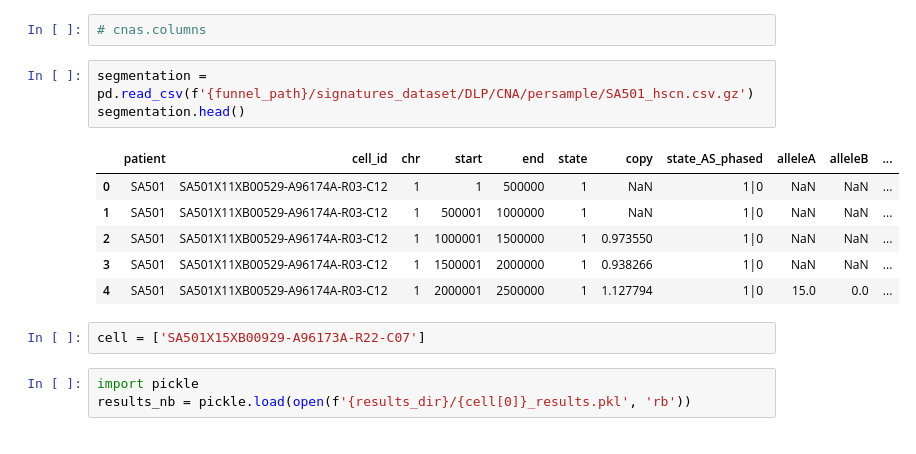
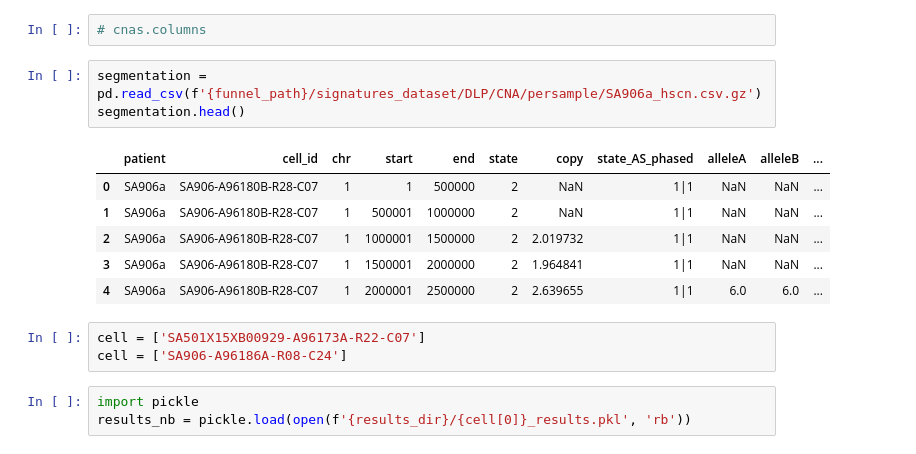
Before and after one commit to lucreziaPatruno/lucrezia-cna-analyses, a Jupyter notebook: results_funnelData.ipynb, the cells around one changed output. Cells and saved outputs as stored; diff of their text form.

Commit message:
Add funnel clones simulations

```diff
--- a/results_funnelData.ipynb
+++ b/results_funnelData.ipynb
@@ -85,17 +85,18 @@ metrics.head()
 # %%
 # cnas.columns
 # %%
-segmentation = pd.read_csv(f'{funnel_path}/signatures_dataset/DLP/CNA/persample/SA501_hscn.csv.gz')
+segmentation = pd.read_csv(f'{funnel_path}/signatures_dataset/DLP/CNA/persample/SA906a_hscn.csv.gz')
 segmentation.head()
 # %% [output]
 |  | patient | cell_id | chr | start | end | state | copy | state_AS_phased | alleleA | alleleB | ... |
-| 0 | SA501 | SA501X11XB00529-A96174A-R03-C12 | 1 | 1 | 500000 | 1 | NaN | 1|0 | NaN | NaN | ... |
-| 1 | SA501 | SA501X11XB00529-A96174A-R03-C12 | 1 | 500001 | 1000000 | 1 | NaN | 1|0 | NaN | NaN | ... |
-| 2 | SA501 | SA501X11XB00529-A96174A-R03-C12 | 1 | 1000001 | 1500000 | 1 | 0.973550 | 1|0 | NaN | NaN | ... |
-| 3 | SA501 | SA501X11XB00529-A96174A-R03-C12 | 1 | 1500001 | 2000000 | 1 | 0.938266 | 1|0 | NaN | NaN | ... |
-| 4 | SA501 | SA501X11XB00529-A96174A-R03-C12 | 1 | 2000001 | 2500000 | 1 | 1.127794 | 1|0 | 15.0 | 0.0 | ... |
+| 0 | SA906a | SA906-A96180B-R28-C07 | 1 | 1 | 500000 | 2 | NaN | 1|1 | NaN | NaN | ... |
+| 1 | SA906a | SA906-A96180B-R28-C07 | 1 | 500001 | 1000000 | 2 | NaN | 1|1 | NaN | NaN | ... |
+| 2 | SA906a | SA906-A96180B-R28-C07 | 1 | 1000001 | 1500000 | 2 | 2.019732 | 1|1 | NaN | NaN | ... |
+| 3 | SA906a | SA906-A96180B-R28-C07 | 1 | 1500001 | 2000000 | 2 | 1.964841 | 1|1 | NaN | NaN | ... |
+| 4 | SA906a | SA906-A96180B-R28-C07 | 1 | 2000001 | 2500000 | 2 | 2.639655 | 1|1 | 6.0 | 6.0 | ... |
 # %%
 cell = ['SA501X15XB00929-A96173A-R22-C07']
+cell = ['SA906-A96186A-R08-C24']
 # %%
 import pickle
 results_nb = pickle.load(open(f'{results_dir}/{cell[0]}_results.pkl', 'rb'))
```
Also changed, not shown: parts of 7 cells of this notebook, 2 other files.
